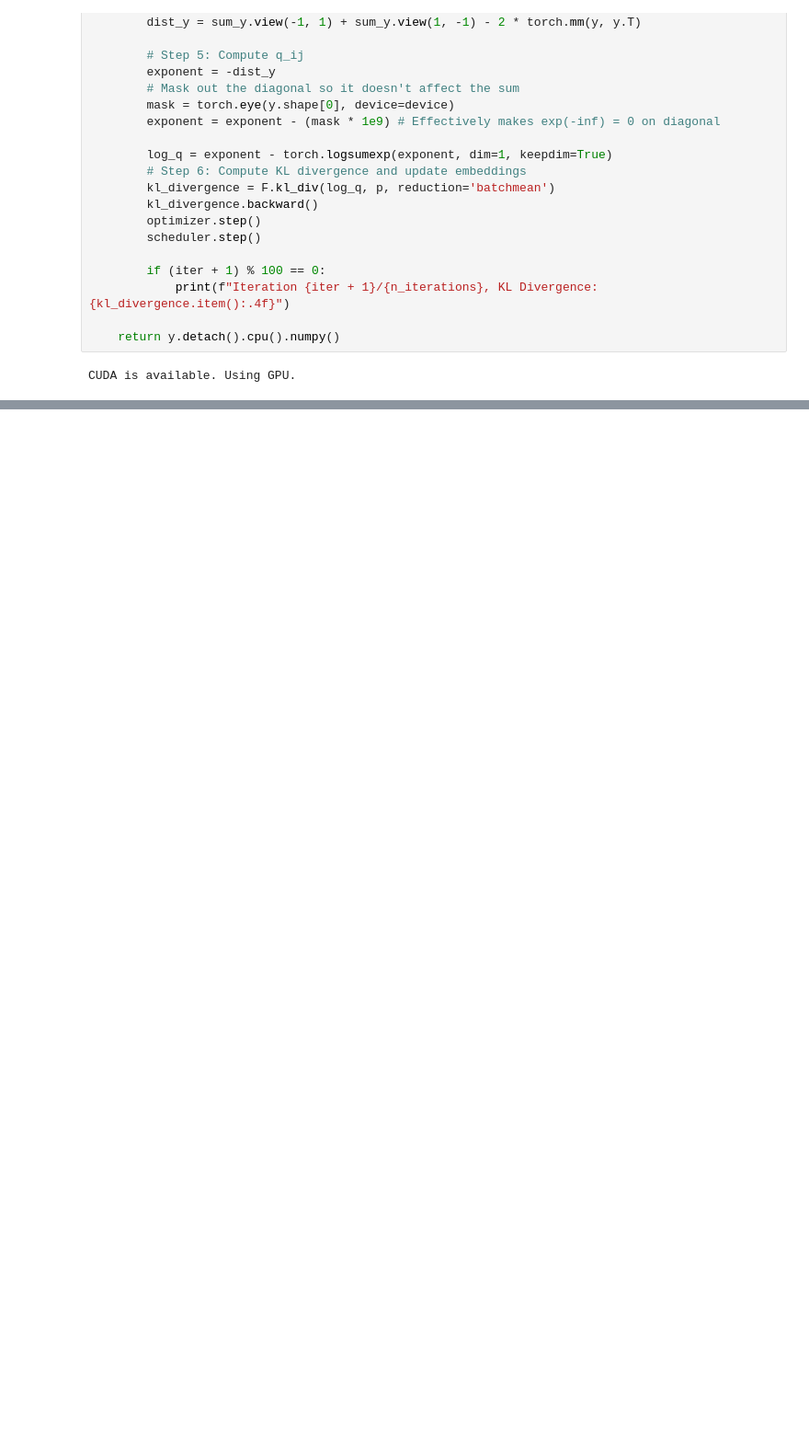
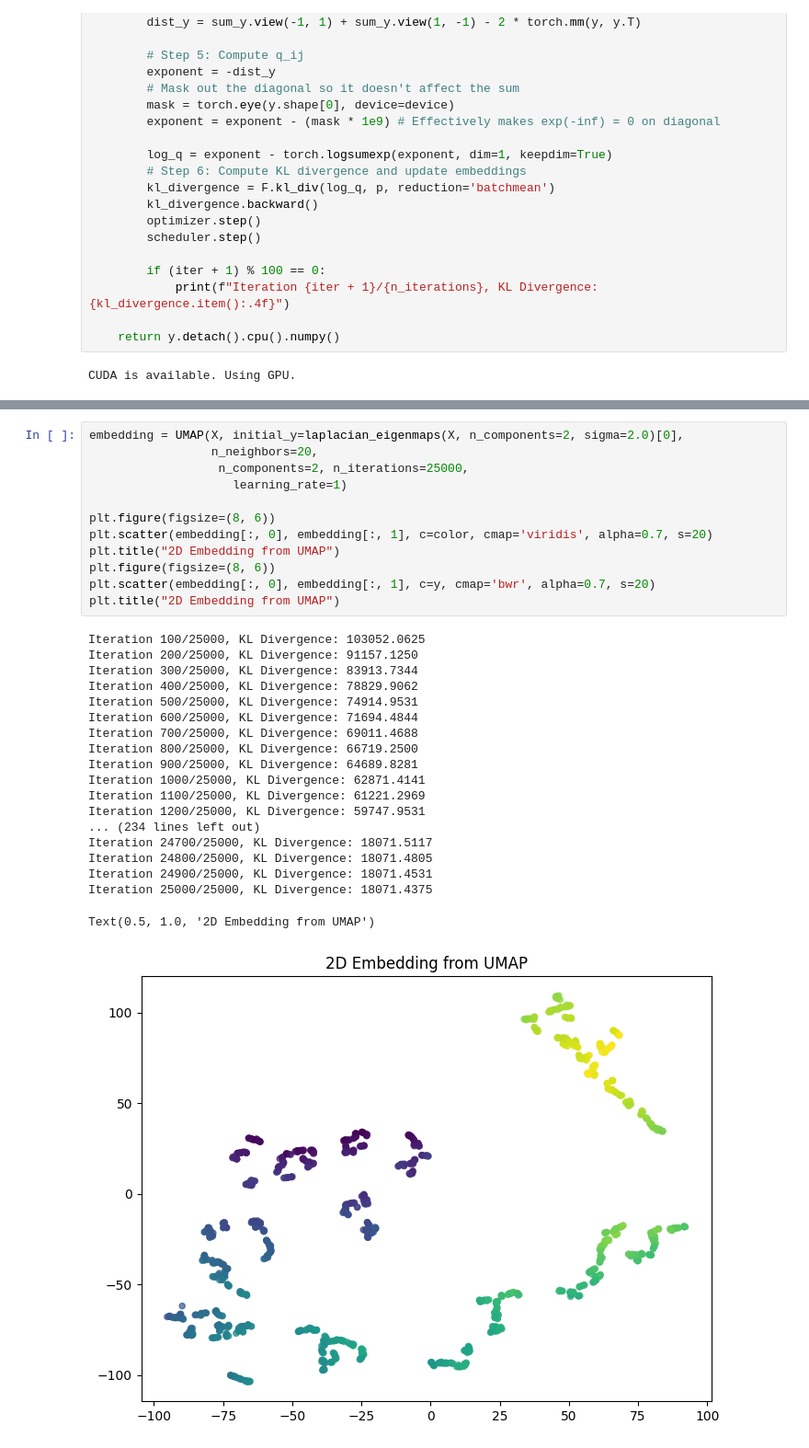
Before and after one commit to shadyalattarr/Data-Mining-Assignments, a Jupyter notebook: Lab 2/lab_2.ipynb, the cells around one changed output, grey strips where cells are left out. Shown at 92% size. Saved outputs shown, nothing was run; the diff lists cells and outputs as text; blank space fills up the shorter version.

Commit message:
Made UMap

```diff
--- a/Lab 2/lab_2.ipynb
+++ b/Lab 2/lab_2.ipynb
@@ -424,0 +539,32 @@ Text(0.5, 1.0, '2D Embedding from SNE')
+# %%
+embedding = UMAP(X, initial_y=laplacian_eigenmaps(X, n_components=2, sigma=2.0)[0],
+                 n_neighbors=20,
+                  n_components=2, n_iterations=25000,
+                    learning_rate=1)
+
+plt.figure(figsize=(8, 6))
+plt.scatter(embedding[:, 0], embedding[:, 1], c=color, cmap='viridis', alpha=0.7, s=20)
+plt.title("2D Embedding from UMAP")
+plt.figure(figsize=(8, 6))
+plt.scatter(embedding[:, 0], embedding[:, 1], c=y, cmap='bwr', alpha=0.7, s=20)
+plt.title("2D Embedding from UMAP")
+# %% [output]
+Iteration 100/25000, KL Divergence: 103052.0625
+Iteration 200/25000, KL Divergence: 91157.1250
+Iteration 300/25000, KL Divergence: 83913.7344
+Iteration 400/25000, KL Divergence: 78829.9062
+Iteration 500/25000, KL Divergence: 74914.9531
+Iteration 600/25000, KL Divergence: 71694.4844
+Iteration 700/25000, KL Divergence: 69011.4688
+Iteration 800/25000, KL Divergence: 66719.2500
+Iteration 900/25000, KL Divergence: 64689.8281
+Iteration 1000/25000, KL Divergence: 62871.4141
+Iteration 1100/25000, KL Divergence: 61221.2969
+Iteration 1200/25000, KL Divergence: 59747.9531
+... (234 lines left out)
+Iteration 24700/25000, KL Divergence: 18071.5117
+Iteration 24800/25000, KL Divergence: 18071.4805
+Iteration 24900/25000, KL Divergence: 18071.4531
+Iteration 25000/25000, KL Divergence: 18071.4375
+Text(0.5, 1.0, '2D Embedding from UMAP')
+[figure, added]
```
Also changed, not shown: parts of 4 cells of this notebook, 1 other file.
